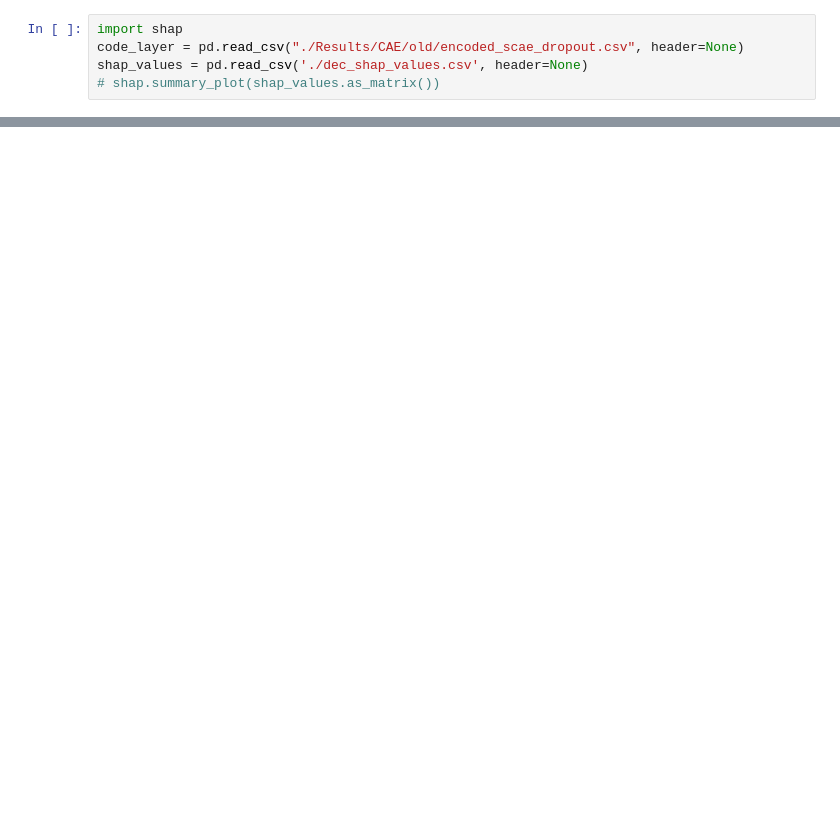
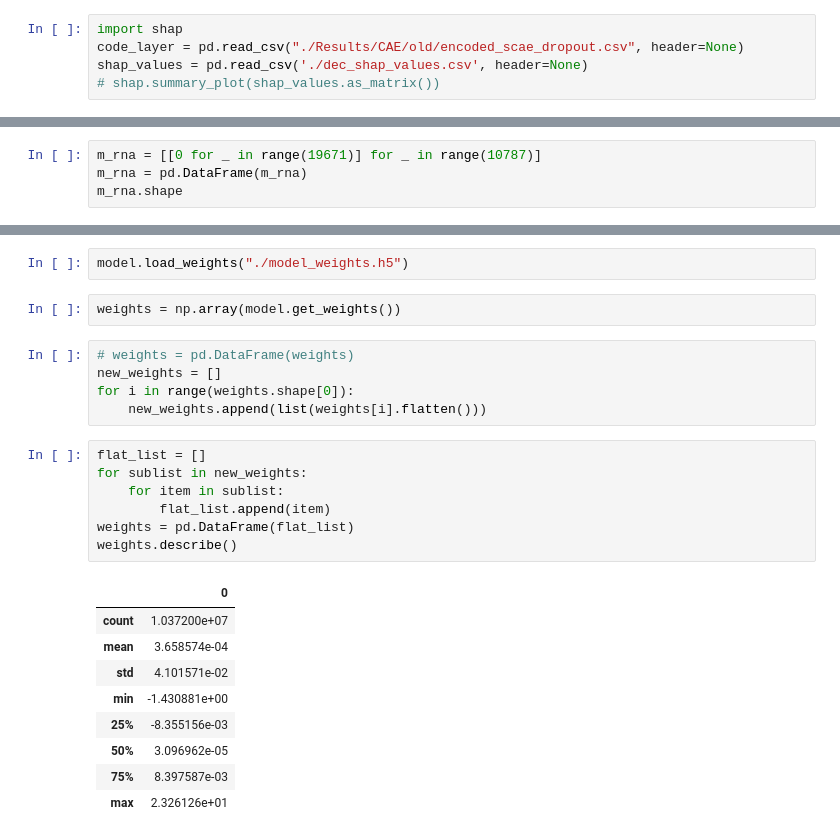
Before and after one commit to Naghipourfar/Feature-Selection, a Jupyter notebook: model/results_anaysis.ipynb, the cells around one changed output, grey strips where cells are left out. Cells and saved outputs as stored; diff of their text form; blank space fills up the shorter version.

```diff
--- a/model/results_anaysis.ipynb
+++ b/model/results_anaysis.ipynb
@@ -83,0 +178,4 @@ shap_values = pd.read_csv('./dec_shap_values.csv', header=None)
+# %%
+m_rna = [[0 for _ in range(19671)] for _ in range(10787)]
+m_rna = pd.DataFrame(m_rna)
+m_rna.shape
@@ -83,0 +241,26 @@ shap_values = pd.read_csv('./dec_shap_values.csv', header=None)
+# %%
+model.load_weights("./model_weights.h5")
+# %%
+weights = np.array(model.get_weights())
+# %%
+# weights = pd.DataFrame(weights)
+new_weights = []
+for i in range(weights.shape[0]):
+    new_weights.append(list(weights[i].flatten()))
+# %%
+flat_list = []
+for sublist in new_weights:
+    for item in sublist:
+        flat_list.append(item)
+weights = pd.DataFrame(flat_list)
+weights.describe()
+# %% [output]
+|  | 0 |
+| count | 1.037200e+07 |
+| mean | 3.658574e-04 |
+| std | 4.101571e-02 |
+| min | -1.430881e+00 |
+| 25% | -8.355156e-03 |
+| 50% | 3.096962e-05 |
+| 75% | 8.397587e-03 |
+| max | 2.326126e+01 |
```
Also changed, not shown: parts of 13 cells of this notebook.
